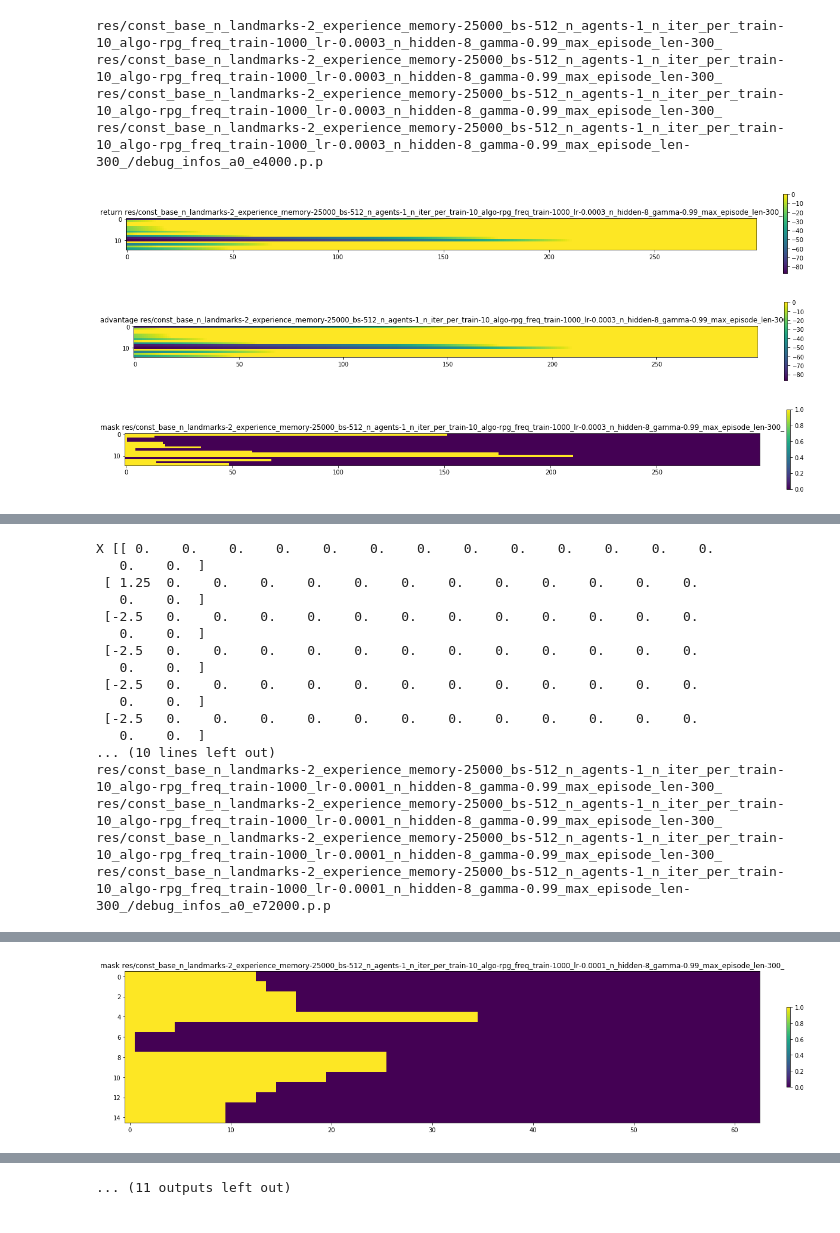
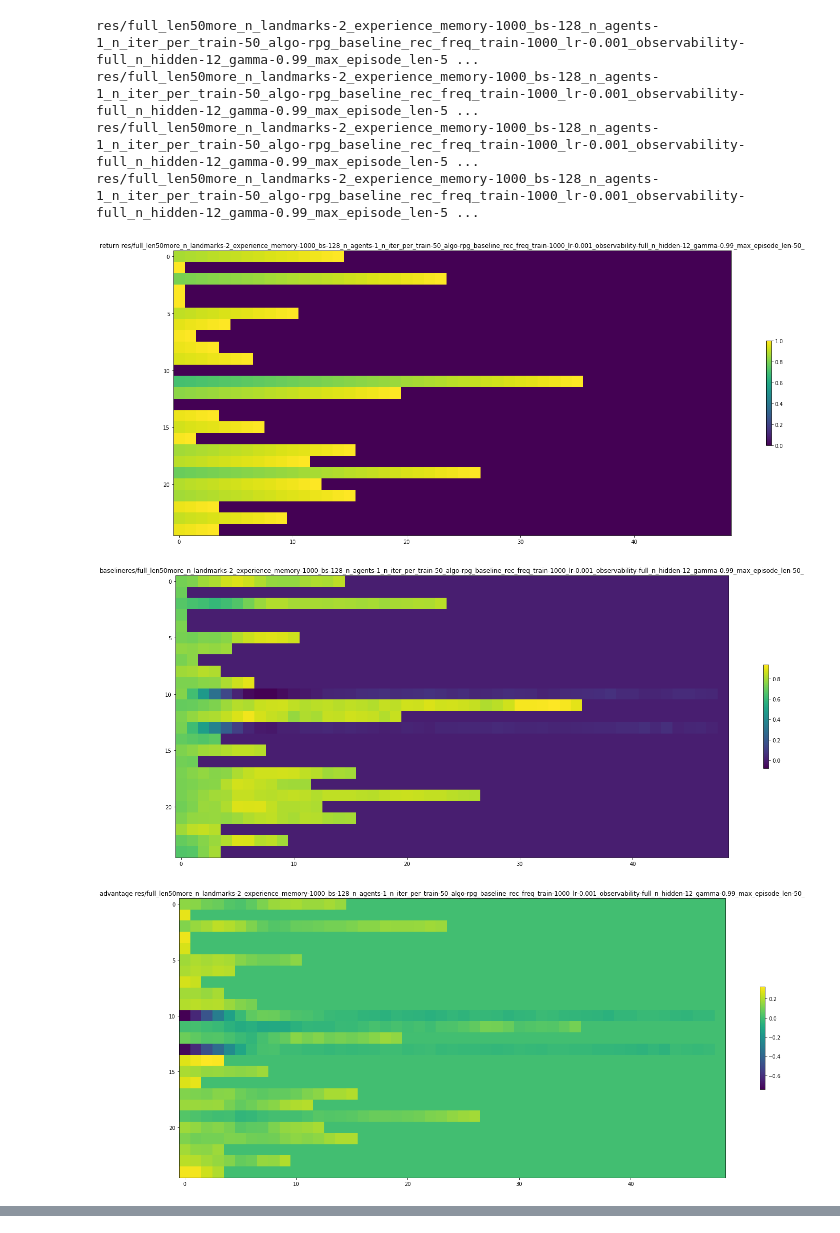
Before and after one commit to rllabmcgill/rlcourse-final-project-hugobb, a Jupyter notebook: visualize_rpg.ipynb, the cells around one changed output, grey strips where cells are left out. Drawn from its saved outputs; the diff is of its cells as text; code cells hidden in the pictures.

```diff
--- a/visualize_rpg.ipynb
+++ b/visualize_rpg.ipynb
@@ -46,44 +46,45 @@ def analyze_batch(exp_dir):
         a, X, R, mask, b = s
 
     def imshow(data, title):
-        plt.figure(figsize=(20,20))
+        plt.figure(figsize=(30,10))
         im = plt.imshow(data)#, label='agent '+str(i))
         plt.colorbar(im,fraction=0.006, pad=0.04)
         plt.title(title + exp_dir)
         plt.show()
-    end = 15
-    i=9
+    end = 25
+    i=np.argmin(mask.sum(axis=1))
     imshow((R)[:end], "return ")
-    #imshow((b)[:end], "baseline")
+    imshow((b*mask)[:end], "baseline")
     imshow(((R-b)*mask)[:end], "advantage ")
 
     imshow(mask[:end], "mask ")
-    #imshow(X_b[i].T, "X_b ")
+    imshow(X_b[i].T, "X_b ")
     imshow(X[i].T, "X ")
 
-    #print "X_b",X_b[i,:end,:].T
+    print "X_b",X_b[i,:end,:].T
     print "X", X[i,:end,:].T
     print "mask",mask[i,:end].T
 
     print "R",R[i,:end].T
-    #print "b",b[i,:end].T
+    print "b",b[i,:end].T
+    print "R-b",(R-b)[i,:end].T
 # %%
 import re
-pattern = re.compile("^.*const_base.*512.*$")
+pattern = re.compile("^.*full_len50more.*$")
 
 results_dir = "res"
 experience_dirs = [results_dir + "/" + d for d in os.listdir(results_dir) if os.path.isdir(os.path.join(results_dir, d))]
 
 for exp_dir in experience_dirs:
     if pattern.match(exp_dir):
         print exp_dir
         analyze_experience(exp_dir)
         analyze_batch(exp_dir)
 # %% [output]
-res/const_base_n_landmarks-2_experience_memory-25000_bs-512_n_agents-1_n_iter_per_train-10_algo-rpg_freq_train-1000_lr-0.0003_n_hidden-8_gamma-0.99_max_episode_len-300_
-res/const_base_n_landmarks-2_experience_memory-25000_bs-512_n_agents-1_n_iter_per_train-10_algo-rpg_freq_train-1000_lr-0.0003_n_hidden-8_gamma-0.99_max_episode_len-300_
-res/const_base_n_landmarks-2_experience_memory-25000_bs-512_n_agents-1_n_iter_per_train-10_algo-rpg_freq_train-1000_lr-0.0003_n_hidden-8_gamma-0.99_max_episode_len-300_
-res/const_base_n_landmarks-2_experience_memory-25000_bs-512_n_agents-1_n_iter_per_train-10_algo-rpg_freq_train-1000_lr-0.0003_n_hidden-8_gamma-0.99_max_episode_len-300_/debug_infos_a0_e4000.p.p
+res/full_len50more_n_landmarks-2_experience_memory-1000_bs-128_n_agents-1_n_iter_per_train-50_algo-rpg_baseline_rec_freq_train-1000_lr-0.001_observability-full_n_hidden-12_gamma-0.99_max_episode_len-5 ...
+res/full_len50more_n_landmarks-2_experience_memory-1000_bs-128_n_agents-1_n_iter_per_train-50_algo-rpg_baseline_rec_freq_train-1000_lr-0.001_observability-full_n_hidden-12_gamma-0.99_max_episode_len-5 ...
+res/full_len50more_n_landmarks-2_experience_memory-1000_bs-128_n_agents-1_n_iter_per_train-50_algo-rpg_baseline_rec_freq_train-1000_lr-0.001_observability-full_n_hidden-12_gamma-0.99_max_episode_len-5 ...
+res/full_len50more_n_landmarks-2_experience_memory-1000_bs-128_n_agents-1_n_iter_per_train-50_algo-rpg_baseline_rec_freq_train-1000_lr-0.001_observability-full_n_hidden-12_gamma-0.99_max_episode_len-5 ...
-[figure, old version]
+[figure, new version]
-[figure, old version]
+[figure, new version]
-[figure, old version]
+[figure, new version]
@@ -91,17 +91,0 @@ res/const_base_n_landmarks-2_experience_memory-25000_bs-512_n_agents-1_n_iter_pe
-X [[ 0.    0.    0.    0.    0.    0.    0.    0.    0.    0.    0.    0.    0.
-   0.    0.  ]
- [ 1.25  0.    0.    0.    0.    0.    0.    0.    0.    0.    0.    0.    0.
-   0.    0.  ]
- [-2.5   0.    0.    0.    0.    0.    0.    0.    0.    0.    0.    0.    0.
-   0.    0.  ]
- [-2.5   0.    0.    0.    0.    0.    0.    0.    0.    0.    0.    0.    0.
-   0.    0.  ]
- [-2.5   0.    0.    0.    0.    0.    0.    0.    0.    0.    0.    0.    0.
-   0.    0.  ]
- [-2.5   0.    0.    0.    0.    0.    0.    0.    0.    0.    0.    0.    0.
-   0.    0.  ]
-... (10 lines left out)
-res/const_base_n_landmarks-2_experience_memory-25000_bs-512_n_agents-1_n_iter_per_train-10_algo-rpg_freq_train-1000_lr-0.0001_n_hidden-8_gamma-0.99_max_episode_len-300_
-res/const_base_n_landmarks-2_experience_memory-25000_bs-512_n_agents-1_n_iter_per_train-10_algo-rpg_freq_train-1000_lr-0.0001_n_hidden-8_gamma-0.99_max_episode_len-300_
-res/const_base_n_landmarks-2_experience_memory-25000_bs-512_n_agents-1_n_iter_per_train-10_algo-rpg_freq_train-1000_lr-0.0001_n_hidden-8_gamma-0.99_max_episode_len-300_
-res/const_base_n_landmarks-2_experience_memory-25000_bs-512_n_agents-1_n_iter_per_train-10_algo-rpg_freq_train-1000_lr-0.0001_n_hidden-8_gamma-0.99_max_episode_len-300_/debug_infos_a0_e72000.p.p
@@ -110 +93,0 @@ res/const_base_n_landmarks-2_experience_memory-25000_bs-512_n_agents-1_n_iter_pe
-[figure, removed]
@@ -130 +93,0 @@ res/const_base_n_landmarks-2_experience_memory-25000_bs-512_n_agents-1_n_iter_pe
-... (11 outputs left out)
```
Also changed, not shown: parts of 2 cells of this notebook.
